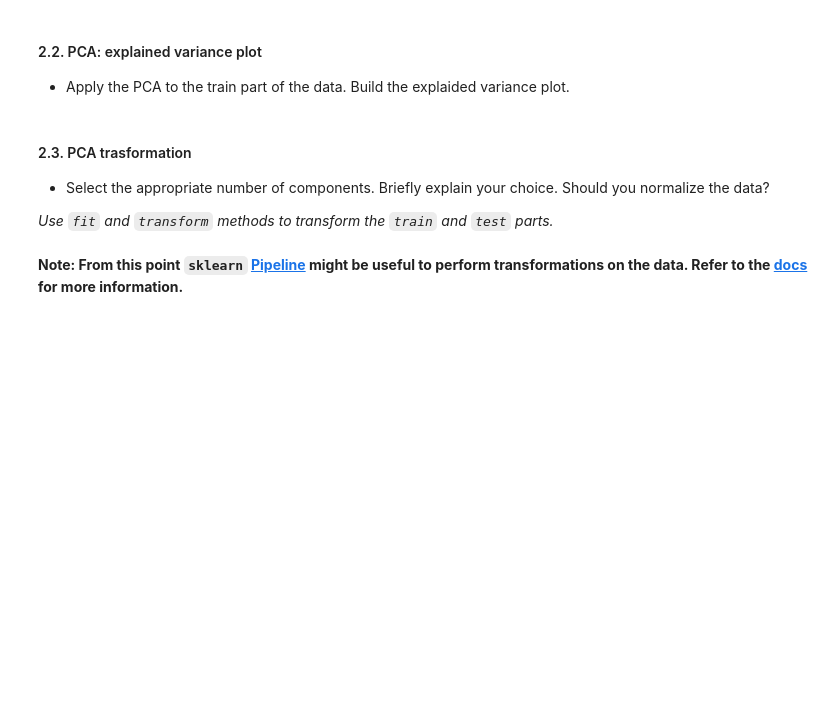
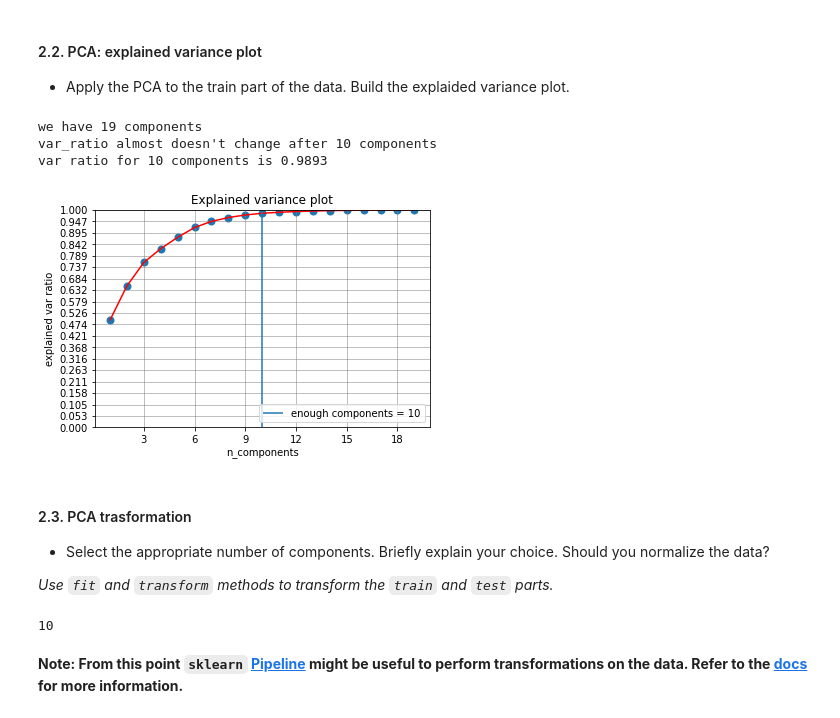
Before and after one commit to dcamvik2020/my-ml-mipt-2022-23, a Jupyter notebook: lab_1/Lab1_part2_ml_pipeline.ipynb, the cells around one changed output. Cells and saved outputs as stored; diff of their text form; code cells hidden in the pictures; blank space fills up the shorter version.

```diff
--- a/lab_1/Lab1_part2_ml_pipeline.ipynb
+++ b/lab_1/Lab1_part2_ml_pipeline.ipynb
@@ -124,3 +250,36 @@ Here you are supposed to perform the desired transformations. Please, explain yo
+# %%
+import matplotlib.pyplot as plt
+
+var_ratios = pca.explained_variance_ratio_.cumsum()
+enough = 0.005
+n_enough = 1
+while n_enough < pca.n_components_ and \
+      (var_ratios[n_enough] - var_ratios[n_enough-1]) / var_ratios[n_enough-1] > enough:
+    n_enough += 1
+
+print('we have', pca.n_components_, 'components')
+print("var_ratio almost doesn't change after", n_enough, 'components')
+print('var ratio for', n_enough, 'components is', np.round(var_ratios[n_enough], decimals=4))
+
+plt.title('Explained variance plot')
+plt.xlabel('n_components')
+plt.ylabel('explained var ratio')
+
+plt.xticks(ticks=range(0, pca.n_components_ + 1, 3))
+plt.yticks(ticks=np.linspace(0, 1, 20))
+plt.ylim(0, 1)
+plt.grid(which='major', axis='both', color='grey', linestyle='-', linewidth=0.5)
+
+plt.plot(range(1, pca.n_components_ + 1), var_ratios, 'r');
+plt.scatter(range(1, pca.n_components_ + 1), var_ratios, linewidths=2);
+plt.vlines(n_enough, ymin=0, ymax=1, label=f'enough components = {n_enough}')
+
+plt.legend(loc='lower right');
+# %% [output]
+we have 19 components
+var_ratio almost doesn't change after 10 components
+var ratio for 10 components is 0.9893
+[figure, added]
 # %% [markdown]
 #### 2.3. PCA trasformation
 * Select the appropriate number of components. Briefly explain your choice. Should you normalize the data?
@@ -131,3 +288,18 @@ Here you are supposed to perform the desired transformations. Please, explain yo
+# %%
+### YOUR CODE HERE
+
+# данные уже были стандартизованы, поэтому нормировать их не надо
+# число компонент выбрано из условия, что если взять на одну компоненту
+# меньше, то относительная разница в объясненной дисперсии не более 1%
+# так получили 9 компонент
+
+pca = PCA(n_components=n_enough).fit(X_train) # --> log reg accuracy, f1 ~ 0.72
+# pca = PCA(n_components=14).fit(X_train) # --> log reg accuracy, f1 ~ 0.79
+print(pca.n_components_)
+X_train_pca = pca.transform(X_train)
+X_test_pca = pca.transform(X_test)
+# %% [output]
+10
 # %% [markdown]
 **Note: From this point `sklearn` [Pipeline](https://scikit-learn.org/stable/modules/compose.html) might be useful to perform transformations on the data. Refer to the [docs](https://scikit-learn.org/stable/modules/generated/sklearn.pipeline.Pipeline.html) for more information.**
 # %% [markdown]
```
Also changed, not shown: parts of 43 cells of this notebook.
